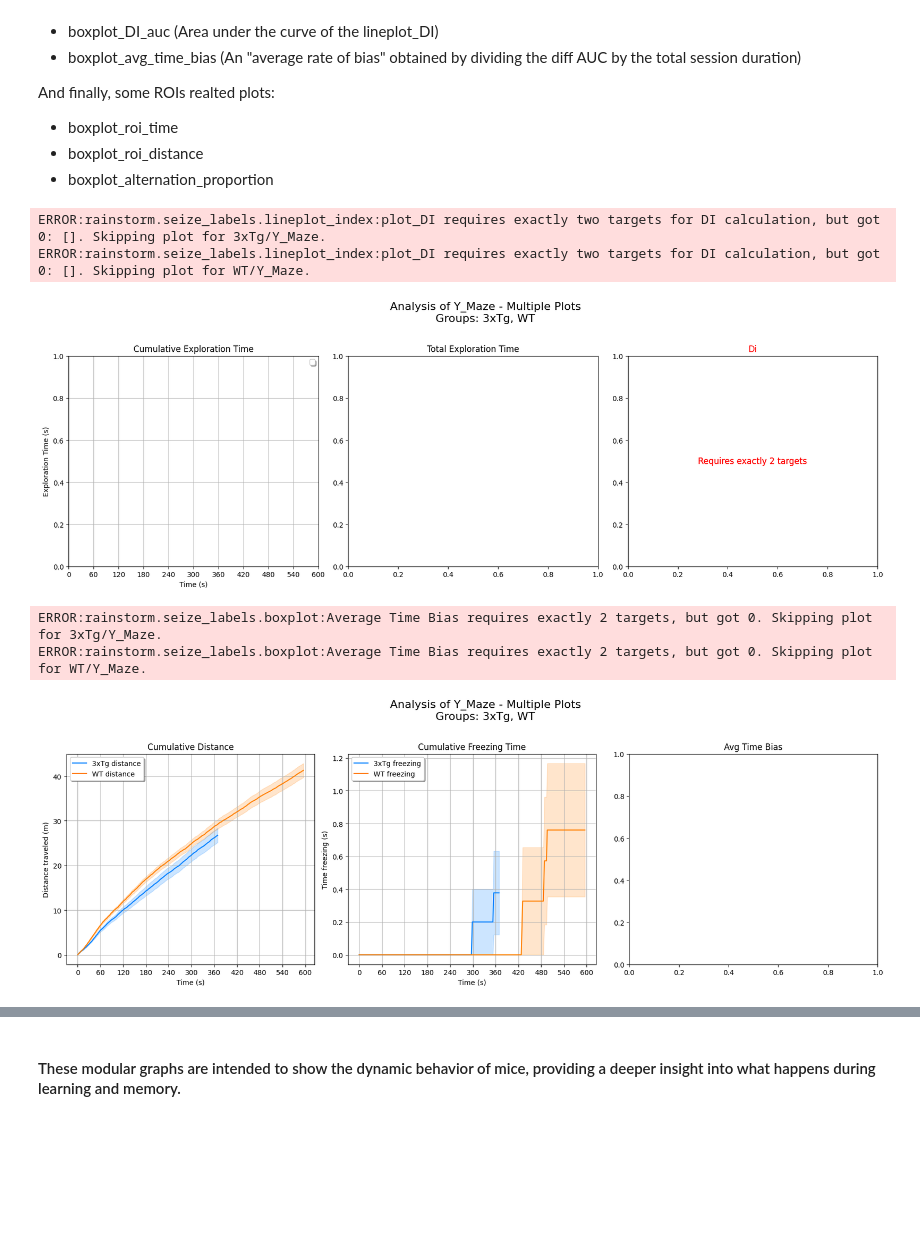
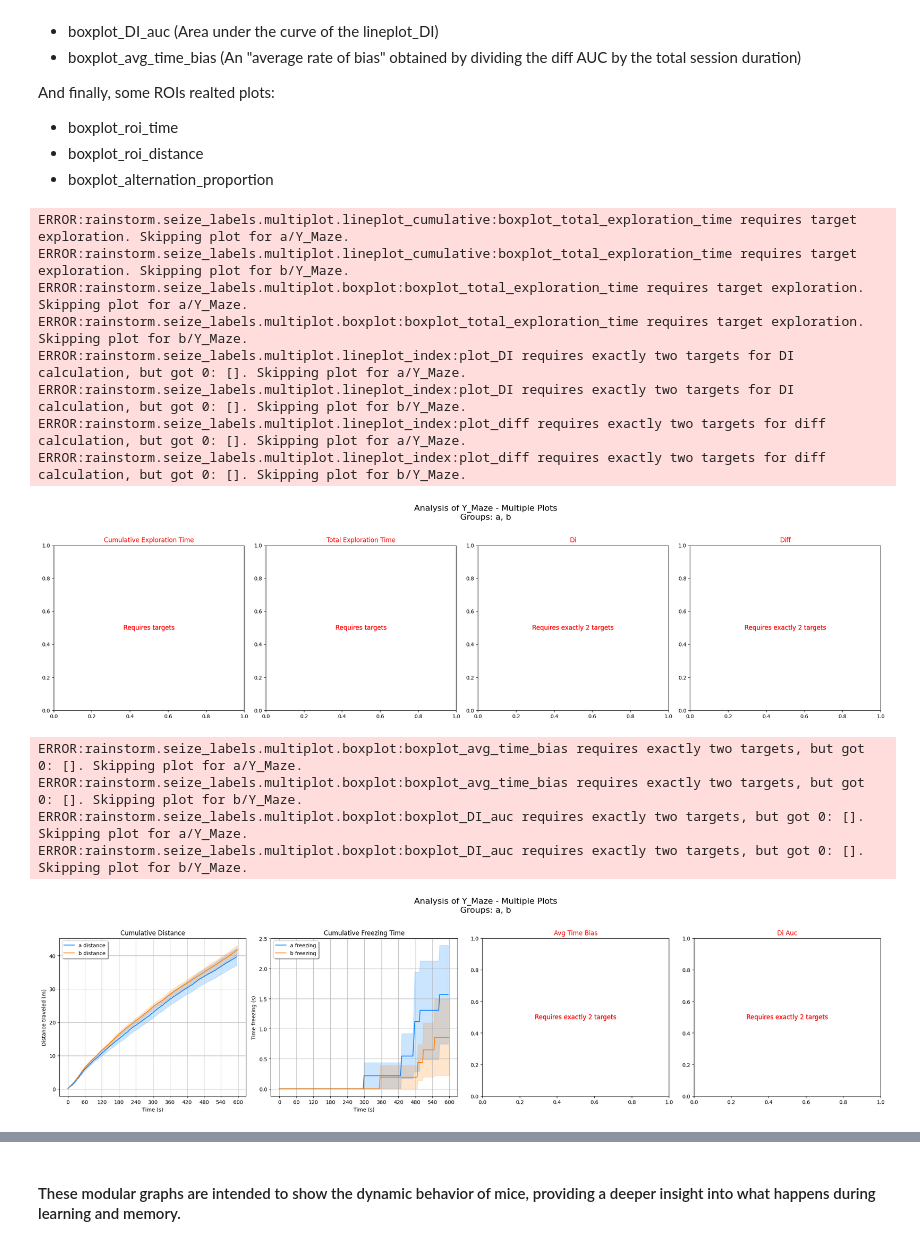
Before and after one commit to sdhers/RAINSTORM, a Jupyter notebook: 4-Seize_labels.ipynb, the cells around one changed output, grey strips where cells are left out. Drawn from its saved outputs; the diff is of its cells as text; code cells hidden in the pictures; blank space fills up the shorter version.

Commit message:
final refactoring of seize labels

```diff
--- a/4-Seize_labels.ipynb
+++ b/4-Seize_labels.ipynb
@@ -118,13 +117,21 @@ And finally, some ROIs realted plots:
 - boxplot_roi_distance
 - boxplot_alternation_proportion
 # %%
-rst.plot_multiple_analyses(params_file, plots=[rst.lineplot_cumulative_exploration_time, rst.boxplot_total_exploration_time, rst.lineplot_DI])
-rst.plot_multiple_analyses(params_file, plots=[rst.lineplot_cumulative_distance, rst.lineplot_cumulative_freezing_time, rst.boxplot_avg_time_bias])
-rst.plot_multiple_analyses(params_file, plots=[rst.boxplot_alternation_proportion, rst.boxplot_roi_time, rst.boxplot_roi_distance])
+rst.plot_multiple_analyses(params_file, plots=[rst.lineplot_cumulative_exploration_time, rst.boxplot_total_exploration_time, rst.lineplot_DI, rst.lineplot_diff])
+rst.plot_multiple_analyses(params_file, plots=[rst.lineplot_cumulative_distance, rst.lineplot_cumulative_freezing_time, rst.boxplot_avg_time_bias, rst.boxplot_DI_auc], outliers=['R22'])
+rst.plot_multiple_analyses(params_file, plots=[rst.boxplot_alternation_proportion, rst.boxplot_roi_time, rst.boxplot_roi_distance], outliers=['R22'])
 # %% [output]
-ERROR:rainstorm.seize_labels.lineplot_index:plot_DI requires exactly two targets for DI calculation, but got 0: []. Skipping plot for 3xTg/Y_Maze.
-ERROR:rainstorm.seize_labels.lineplot_index:plot_DI requires exactly two targets for DI calculation, but got 0: []. Skipping plot for WT/Y_Maze.
+ERROR:rainstorm.seize_labels.multiplot.lineplot_cumulative:boxplot_total_exploration_time requires target exploration. Skipping plot for a/Y_Maze.
+ERROR:rainstorm.seize_labels.multiplot.lineplot_cumulative:boxplot_total_exploration_time requires target exploration. Skipping plot for b/Y_Maze.
+ERROR:rainstorm.seize_labels.multiplot.boxplot:boxplot_total_exploration_time requires target exploration. Skipping plot for a/Y_Maze.
+ERROR:rainstorm.seize_labels.multiplot.boxplot:boxplot_total_exploration_time requires target exploration. Skipping plot for b/Y_Maze.
+ERROR:rainstorm.seize_labels.multiplot.lineplot_index:plot_DI requires exactly two targets for DI calculation, but got 0: []. Skipping plot for a/Y_Maze.
+ERROR:rainstorm.seize_labels.multiplot.lineplot_index:plot_DI requires exactly two targets for DI calculation, but got 0: []. Skipping plot for b/Y_Maze.
+ERROR:rainstorm.seize_labels.multiplot.lineplot_index:plot_diff requires exactly two targets for diff calculation, but got 0: []. Skipping plot for a/Y_Maze.
+ERROR:rainstorm.seize_labels.multiplot.lineplot_index:plot_diff requires exactly two targets for diff calculation, but got 0: []. Skipping plot for b/Y_Maze.
-[figure, old version]
+[figure, new version]
-ERROR:rainstorm.seize_labels.boxplot:Average Time Bias requires exactly 2 targets, but got 0. Skipping plot for 3xTg/Y_Maze.
-ERROR:rainstorm.seize_labels.boxplot:Average Time Bias requires exactly 2 targets, but got 0. Skipping plot for WT/Y_Maze.
+ERROR:rainstorm.seize_labels.multiplot.boxplot:boxplot_avg_time_bias requires exactly two targets, but got 0: []. Skipping plot for a/Y_Maze.
+ERROR:rainstorm.seize_labels.multiplot.boxplot:boxplot_avg_time_bias requires exactly two targets, but got 0: []. Skipping plot for b/Y_Maze.
+ERROR:rainstorm.seize_labels.multiplot.boxplot:boxplot_DI_auc requires exactly two targets, but got 0: []. Skipping plot for a/Y_Maze.
+ERROR:rainstorm.seize_labels.multiplot.boxplot:boxplot_DI_auc requires exactly two targets, but got 0: []. Skipping plot for b/Y_Maze.
-[figure, old version]
+[figure, new version]
```
Also changed, not shown: parts of 5 cells of this notebook, 45 other files.
